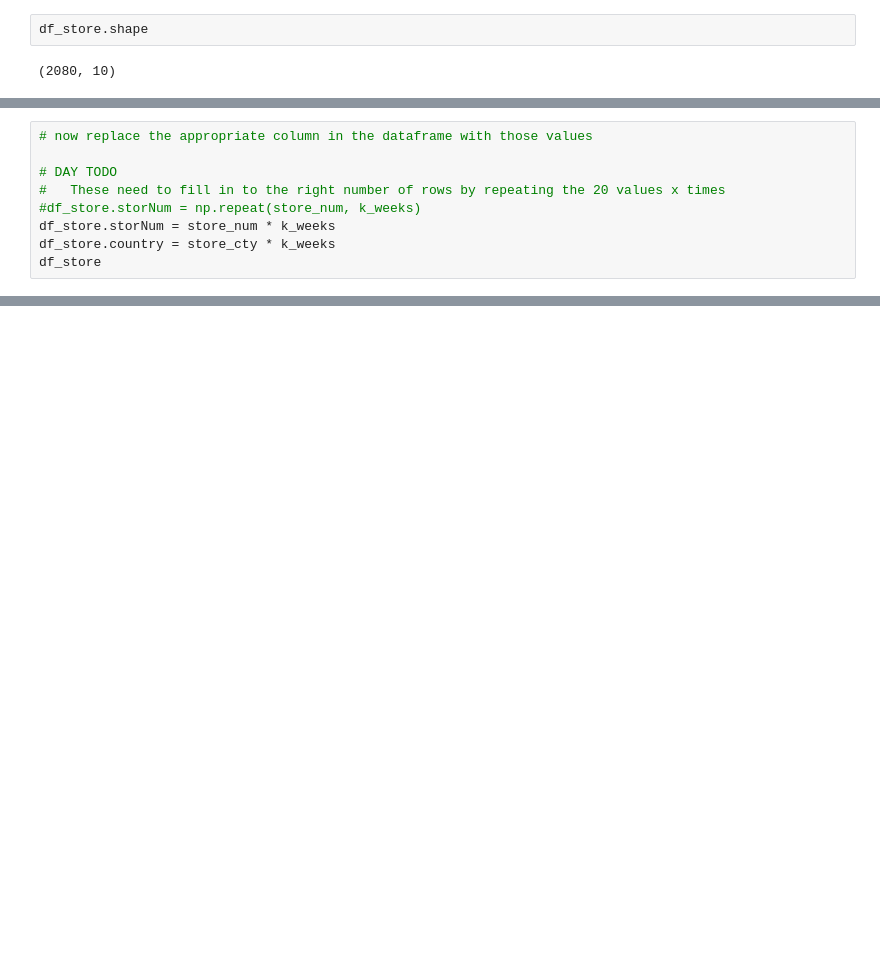
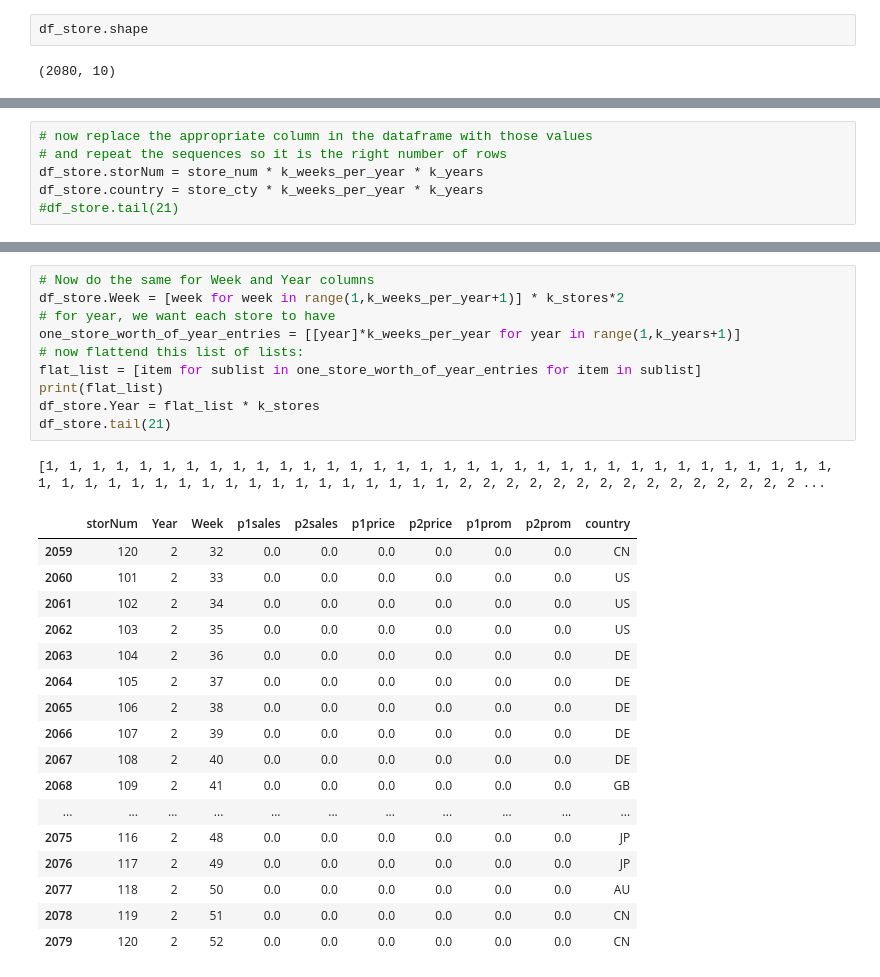
Before and after one commit to dyoung418/pandas-r-for-mktg, a Jupyter notebook: 3_simdata_plotting.ipynb, the cells around one changed output, grey strips where cells are left out. Saved outputs shown, nothing was run; the diff lists cells and outputs as text; blank space fills up the shorter version.

```diff
--- a/3_simdata_plotting.ipynb
+++ b/3_simdata_plotting.ipynb
@@ -107,9 +78,6 @@ array(['101', '101', '101', '102', '102', '102', '103', '103', '103',
 # %%
 # now replace the appropriate column in the dataframe with those values
-
-# DAY TODO
-#   These need to fill in to the right number of rows by repeating the 20 values x times
-#df_store.storNum = np.repeat(store_num, k_weeks)
-df_store.storNum = store_num * k_weeks
-df_store.country = store_cty * k_weeks
-df_store
+# and repeat the sequences so it is the right number of rows
+df_store.storNum = store_num * k_weeks_per_year * k_years
+df_store.country = store_cty * k_weeks_per_year * k_years
+#df_store.tail(21)
@@ -178,0 +84,29 @@ df_store
+# %%
+# Now do the same for Week and Year columns
+df_store.Week = [week for week in range(1,k_weeks_per_year+1)] * k_stores*2
+# for year, we want each store to have
+one_store_worth_of_year_entries = [[year]*k_weeks_per_year for year in range(1,k_years+1)]
+# now flattend this list of lists:
+flat_list = [item for sublist in one_store_worth_of_year_entries for item in sublist]
+print(flat_list)
+df_store.Year = flat_list * k_stores
+df_store.tail(21)
+# %% [output]
+[1, 1, 1, 1, 1, 1, 1, 1, 1, 1, 1, 1, 1, 1, 1, 1, 1, 1, 1, 1, 1, 1, 1, 1, 1, 1, 1, 1, 1, 1, 1, 1, 1, 1, 1, 1, 1, 1, 1, 1, 1, 1, 1, 1, 1, 1, 1, 1, 1, 1, 1, 1, 2, 2, 2, 2, 2, 2, 2, 2, 2, 2, 2, 2, 2, 2, 2 ...
+|  | storNum | Year | Week | p1sales | p2sales | p1price | p2price | p1prom | p2prom | country |
+| 2059 | 120 | 2 | 32 | 0.0 | 0.0 | 0.0 | 0.0 | 0.0 | 0.0 | CN |
+| 2060 | 101 | 2 | 33 | 0.0 | 0.0 | 0.0 | 0.0 | 0.0 | 0.0 | US |
+| 2061 | 102 | 2 | 34 | 0.0 | 0.0 | 0.0 | 0.0 | 0.0 | 0.0 | US |
+| 2062 | 103 | 2 | 35 | 0.0 | 0.0 | 0.0 | 0.0 | 0.0 | 0.0 | US |
+| 2063 | 104 | 2 | 36 | 0.0 | 0.0 | 0.0 | 0.0 | 0.0 | 0.0 | DE |
+| 2064 | 105 | 2 | 37 | 0.0 | 0.0 | 0.0 | 0.0 | 0.0 | 0.0 | DE |
+| 2065 | 106 | 2 | 38 | 0.0 | 0.0 | 0.0 | 0.0 | 0.0 | 0.0 | DE |
+| 2066 | 107 | 2 | 39 | 0.0 | 0.0 | 0.0 | 0.0 | 0.0 | 0.0 | DE |
+| 2067 | 108 | 2 | 40 | 0.0 | 0.0 | 0.0 | 0.0 | 0.0 | 0.0 | DE |
+| 2068 | 109 | 2 | 41 | 0.0 | 0.0 | 0.0 | 0.0 | 0.0 | 0.0 | GB |
+| ... | ... | ... | ... | ... | ... | ... | ... | ... | ... | ... |
+| 2075 | 116 | 2 | 48 | 0.0 | 0.0 | 0.0 | 0.0 | 0.0 | 0.0 | JP |
+| 2076 | 117 | 2 | 49 | 0.0 | 0.0 | 0.0 | 0.0 | 0.0 | 0.0 | JP |
+| 2077 | 118 | 2 | 50 | 0.0 | 0.0 | 0.0 | 0.0 | 0.0 | 0.0 | AU |
+| 2078 | 119 | 2 | 51 | 0.0 | 0.0 | 0.0 | 0.0 | 0.0 | 0.0 | CN |
+| 2079 | 120 | 2 | 52 | 0.0 | 0.0 | 0.0 | 0.0 | 0.0 | 0.0 | CN |
```
Also changed, not shown: parts of 17 cells of this notebook.
